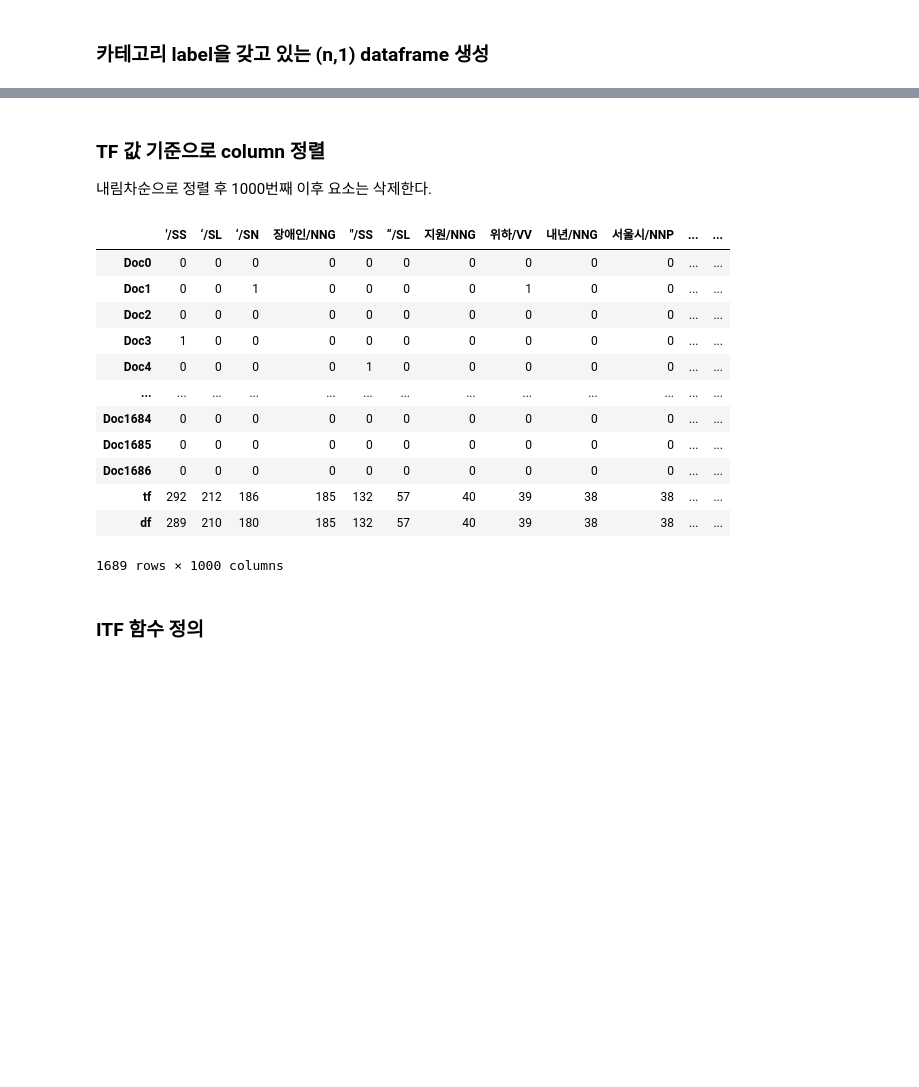
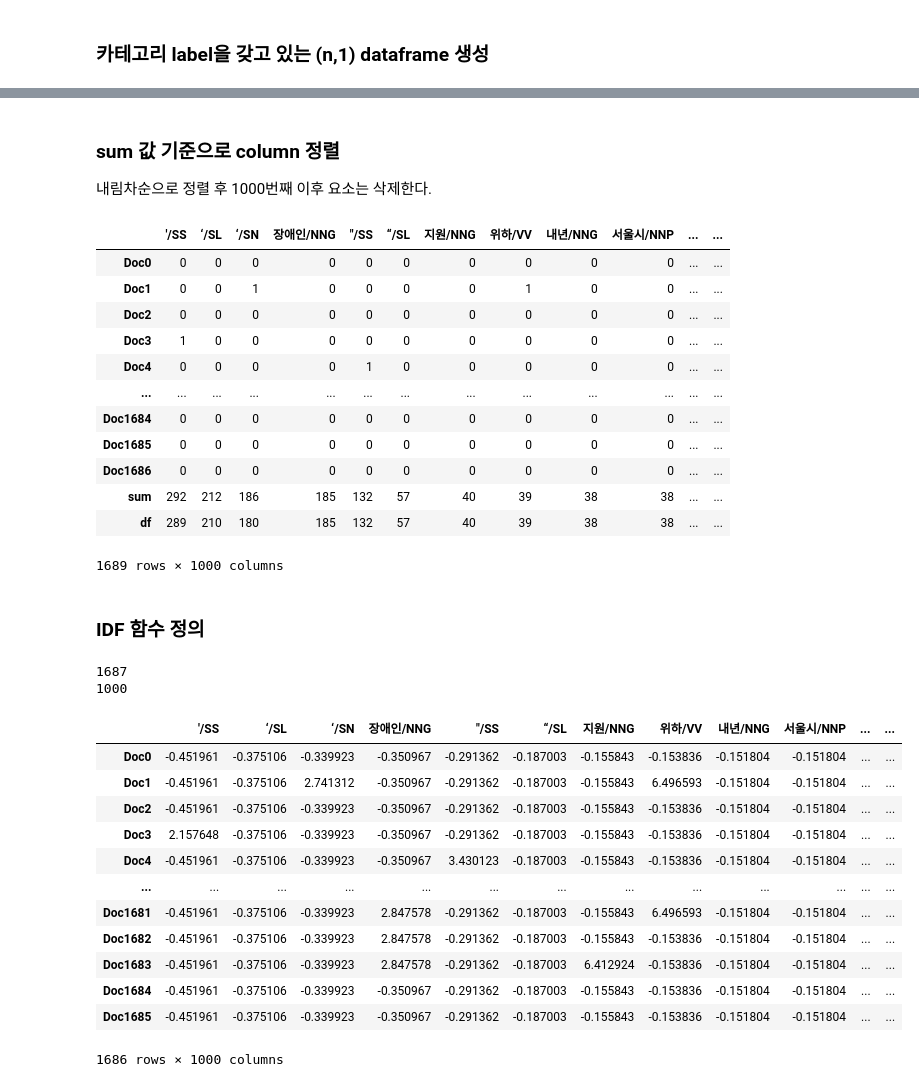
Before and after one commit to JDeoks/NLP_Assignment2, a Jupyter notebook: Assignment2.ipynb, the cells around one changed output, grey strips where cells are left out. Saved outputs shown, nothing was run; the diff lists cells and outputs as text; code cells hidden in the pictures; blank space fills up the shorter version.

```diff
--- a/Assignment2.ipynb
+++ b/Assignment2.ipynb
@@ -223,14 +214,14 @@ label
 | df | 0 |
 1689 rows × 1 columns
 # %% [markdown]
-### TF 값 기준으로 column 정렬
+### sum 값 기준으로 column 정렬
 내림차순으로 정렬 후 1000번째 이후 요소는 삭제한다.
 # %%
-CC_sorted = CC.drop('category', axis=1).sort_values(by='tf', axis= 1, ascending=False)
-CC_sorted = CC_sorted.iloc[:,:1000]
+DTM_df_sorted = DTM_df.drop('category', axis=1).sort_values(by='sum', axis= 1, ascending=False)
+DTM_df_sorted = DTM_df_sorted.iloc[:,:1000]
 # .loc은 row, column 이름으로,
 # .iloc은 row, column 인덱스로.
-CC_sorted
+DTM_df_sorted
 # %% [output]
 |  | '/SS | ‘/SL | ‘/SN | 장애인/NNG | "/SS | “/SL | 지원/NNG | 위하/VV | 내년/NNG | 서울시/NNP | ... | ... |
 | Doc0 | 0 | 0 | 0 | 0 | 0 | 0 | 0 | 0 | 0 | 0 | ... | ... |
@@ -242,8 +233,64 @@ CC_sorted
 | Doc1684 | 0 | 0 | 0 | 0 | 0 | 0 | 0 | 0 | 0 | 0 | ... | ... |
 | Doc1685 | 0 | 0 | 0 | 0 | 0 | 0 | 0 | 0 | 0 | 0 | ... | ... |
 | Doc1686 | 0 | 0 | 0 | 0 | 0 | 0 | 0 | 0 | 0 | 0 | ... | ... |
-| tf | 292 | 212 | 186 | 185 | 132 | 57 | 40 | 39 | 38 | 38 | ... | ... |
+| sum | 292 | 212 | 186 | 185 | 132 | 57 | 40 | 39 | 38 | 38 | ... | ... |
 | df | 289 | 210 | 180 | 185 | 132 | 57 | 40 | 39 | 38 | 38 | ... | ... |
 1689 rows × 1000 columns
 # %% [markdown]
-### ITF 함수 정의
+### IDF 함수 정의
+# %%
+import math
+
+
+def func_IDF(n, df):
+    """
+        args:
+            n`int`: 문서의 총 개수
+            df`int`: 행 하나의 df 값
+        Retruns:
+            idf`float`: 입력 받은 n, df 값으로 계산한 idf 값
+    """
+    return math.log(n / (1 + df))
+
+
+idf_list = []
+
+docNum = DTM_df_sorted.shape[0] - 2
+print(docNum)
+#sum, df row 제외한 순수 문서 개수
+
+colNum = DTM_df_sorted.shape[1]
+print(colNum)
+
+for c in range(colNum):
+    idf_list.append(func_IDF(docNum, DTM_df_sorted.loc['df'].iloc[c]))
+    # 모든 column을 다 돌면서 값이 df 읽고 idf값 list에 추가
+
+TF_IDF = DTM_df_sorted.iloc[:-3].copy()
+
+# TF-IDF 테이블 생성
+# for  돌려서
+docNum = TF_IDF.shape[0]
+termNum = TF_IDF.shape[1]
+for d in range(docNum) :
+    for t in range(termNum):
+        TF_IDF.iloc[d, t] = TF_IDF.iloc[d, t] * idf_list[t]
+TF_IDF_std = (TF_IDF - TF_IDF.mean())/TF_IDF.std()
+# 정규분포
+TF_IDF_std
+# %% [output]
+1687
+1000
+|  | '/SS | ‘/SL | ‘/SN | 장애인/NNG | "/SS | “/SL | 지원/NNG | 위하/VV | 내년/NNG | 서울시/NNP | ... | ... |
+| Doc0 | -0.451961 | -0.375106 | -0.339923 | -0.350967 | -0.291362 | -0.187003 | -0.155843 | -0.153836 | -0.151804 | -0.151804 | ... | ... |
+| Doc1 | -0.451961 | -0.375106 | 2.741312 | -0.350967 | -0.291362 | -0.187003 | -0.155843 | 6.496593 | -0.151804 | -0.151804 | ... | ... |
+| Doc2 | -0.451961 | -0.375106 | -0.339923 | -0.350967 | -0.291362 | -0.187003 | -0.155843 | -0.153836 | -0.151804 | -0.151804 | ... | ... |
+| Doc3 | 2.157648 | -0.375106 | -0.339923 | -0.350967 | -0.291362 | -0.187003 | -0.155843 | -0.153836 | -0.151804 | -0.151804 | ... | ... |
+| Doc4 | -0.451961 | -0.375106 | -0.339923 | -0.350967 | 3.430123 | -0.187003 | -0.155843 | -0.153836 | -0.151804 | -0.151804 | ... | ... |
+| ... | ... | ... | ... | ... | ... | ... | ... | ... | ... | ... | ... | ... |
+| Doc1681 | -0.451961 | -0.375106 | -0.339923 | 2.847578 | -0.291362 | -0.187003 | -0.155843 | 6.496593 | -0.151804 | -0.151804 | ... | ... |
+| Doc1682 | -0.451961 | -0.375106 | -0.339923 | 2.847578 | -0.291362 | -0.187003 | -0.155843 | -0.153836 | -0.151804 | -0.151804 | ... | ... |
+| Doc1683 | -0.451961 | -0.375106 | -0.339923 | 2.847578 | -0.291362 | -0.187003 | 6.412924 | -0.153836 | -0.151804 | -0.151804 | ... | ... |
+| Doc1684 | -0.451961 | -0.375106 | -0.339923 | -0.350967 | -0.291362 | -0.187003 | -0.155843 | -0.153836 | -0.151804 | -0.151804 | ... | ... |
+| Doc1685 | -0.451961 | -0.375106 | -0.339923 | -0.350967 | -0.291362 | -0.187003 | -0.155843 | -0.153836 | -0.151804 | -0.151804 | ... | ... |
+1686 rows × 1000 columns
```
Also changed, not shown: parts of 21 cells of this notebook.
